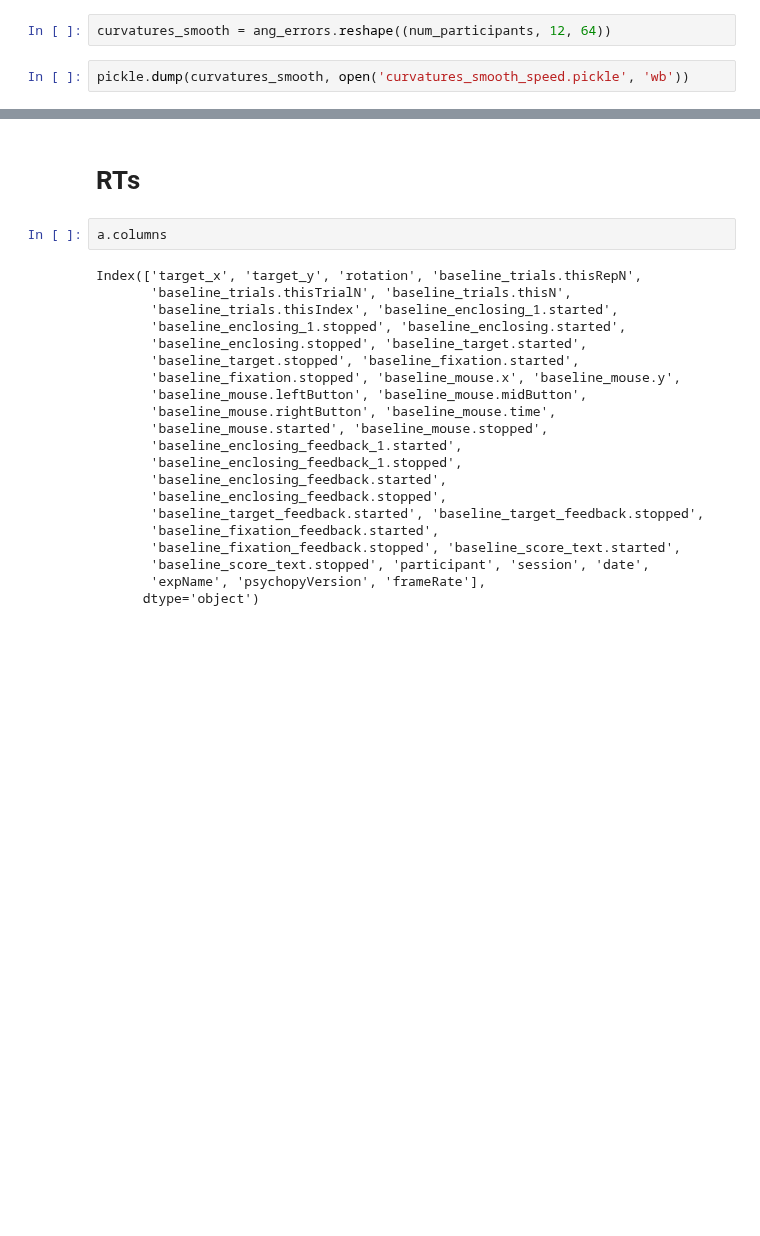
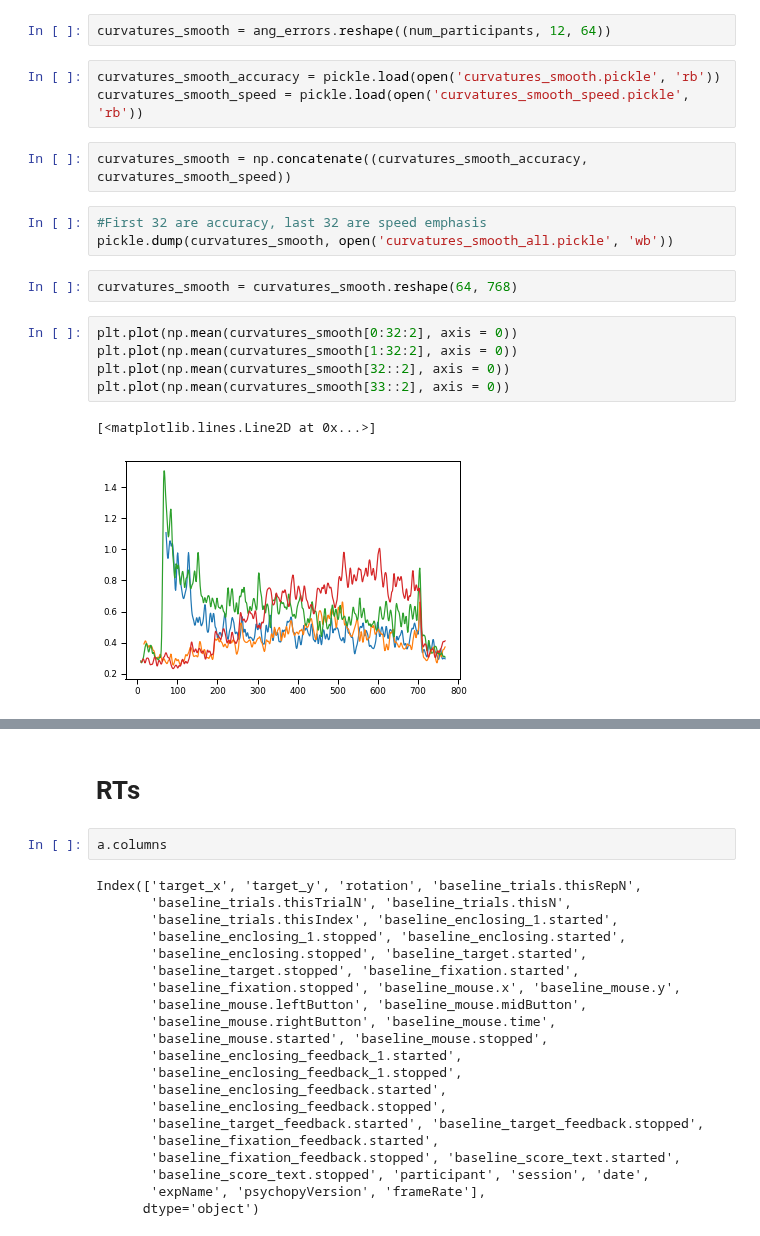
Before and after one commit to tejas-savalia/Lab-Codes, a Jupyter notebook: Visuomotor_Adaptation_psychopy_tablet/no_feedback/analysis/save_errors_and_RTs.ipynb, the cells around one changed output, grey strips where cells are left out. Cells and saved outputs as stored; diff of their text form; blank space fills up the shorter version.

```diff
--- a/Visuomotor_Adaptation_psychopy_tablet/no_feedback/analysis/save_errors_and_RTs.ipynb
+++ b/Visuomotor_Adaptation_psychopy_tablet/no_feedback/analysis/save_errors_and_RTs.ipynb
@@ -207,4 +213,20 @@ ang_errors_df = pd.DataFrame({'Participant_Id': np.repeat(range(2060, 2076), 768
 # %%
 curvatures_smooth = ang_errors.reshape((num_participants, 12, 64))
-# %%
-pickle.dump(curvatures_smooth, open('curvatures_smooth_speed.pickle', 'wb'))
+# %%
+curvatures_smooth_accuracy = pickle.load(open('curvatures_smooth.pickle', 'rb'))
+curvatures_smooth_speed = pickle.load(open('curvatures_smooth_speed.pickle', 'rb'))
+# %%
+curvatures_smooth = np.concatenate((curvatures_smooth_accuracy, curvatures_smooth_speed))
+# %%
+#First 32 are accuracy, last 32 are speed emphasis
+pickle.dump(curvatures_smooth, open('curvatures_smooth_all.pickle', 'wb'))
+# %%
+curvatures_smooth = curvatures_smooth.reshape(64, 768)
+# %%
+plt.plot(np.mean(curvatures_smooth[0:32:2], axis = 0))
+plt.plot(np.mean(curvatures_smooth[1:32:2], axis = 0))
+plt.plot(np.mean(curvatures_smooth[32::2], axis = 0))
+plt.plot(np.mean(curvatures_smooth[33::2], axis = 0))
+# %% [output]
+[<matplotlib.lines.Line2D at 0x...>]
+[figure, added]
```
Also changed, not shown: parts of 16 cells of this notebook, 10 other files.
